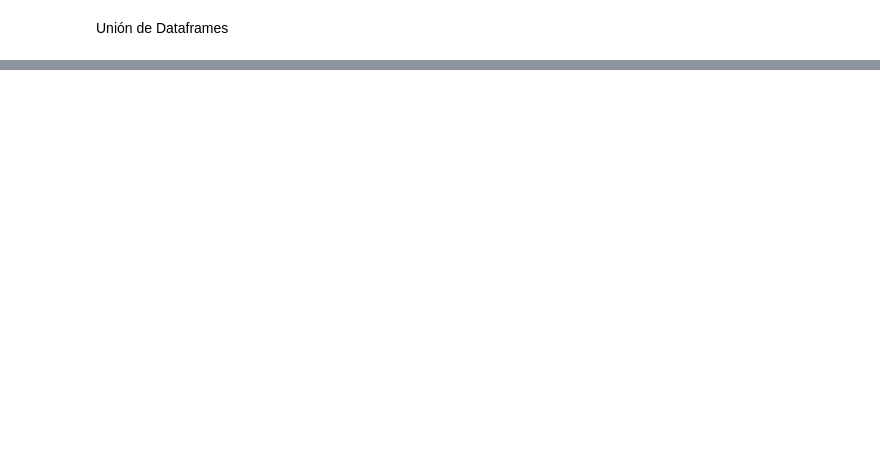
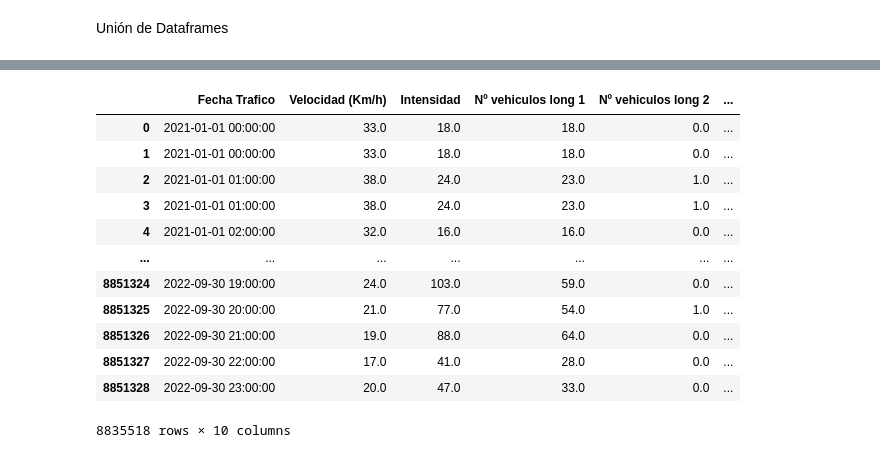
Before and after one commit to Matu10100/AirQuality_Prediction, a Jupyter notebook: Programacion/Unificar_Dataset_&_EDA.ipynb, the cells around one changed output, grey strips where cells are left out. Cells and saved outputs as stored; diff of their text form; code cells hidden in the pictures; blank space fills up the shorter version.

```diff
--- a/Programacion/Unificar_Dataset_&_EDA.ipynb
+++ b/Programacion/Unificar_Dataset_&_EDA.ipynb
@@ -121,0 +148,16 @@ plt.show()
+# %%
+duplicados
+# %% [output]
+|  | Fecha Trafico | Velocidad (Km/h) | Intensidad | Nº vehiculos long 1 | Nº vehiculos long 2 | ... |
+| 0 | 2021-01-01 00:00:00 | 33.0 | 18.0 | 18.0 | 0.0 | ... |
+| 1 | 2021-01-01 00:00:00 | 33.0 | 18.0 | 18.0 | 0.0 | ... |
+| 2 | 2021-01-01 01:00:00 | 38.0 | 24.0 | 23.0 | 1.0 | ... |
+| 3 | 2021-01-01 01:00:00 | 38.0 | 24.0 | 23.0 | 1.0 | ... |
+| 4 | 2021-01-01 02:00:00 | 32.0 | 16.0 | 16.0 | 0.0 | ... |
+| ... | ... | ... | ... | ... | ... | ... |
+| 8851324 | 2022-09-30 19:00:00 | 24.0 | 103.0 | 59.0 | 0.0 | ... |
+| 8851325 | 2022-09-30 20:00:00 | 21.0 | 77.0 | 54.0 | 1.0 | ... |
+| 8851326 | 2022-09-30 21:00:00 | 19.0 | 88.0 | 64.0 | 0.0 | ... |
+| 8851327 | 2022-09-30 22:00:00 | 17.0 | 41.0 | 28.0 | 0.0 | ... |
+| 8851328 | 2022-09-30 23:00:00 | 20.0 | 47.0 | 33.0 | 0.0 | ... |
+8835518 rows × 10 columns
```
Also changed, not shown: parts of 23 cells of this notebook, 1 other file.
